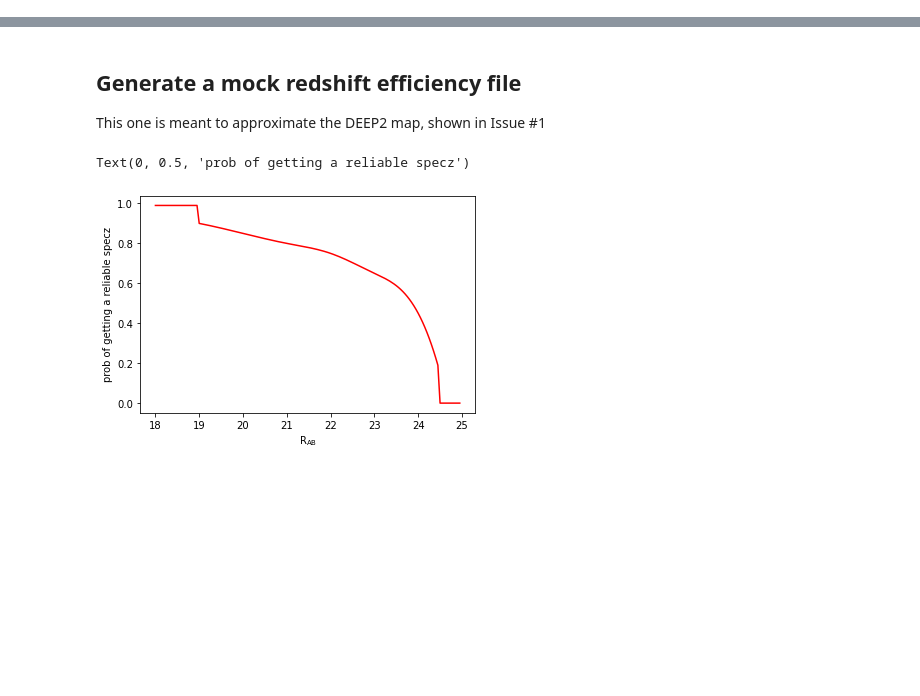
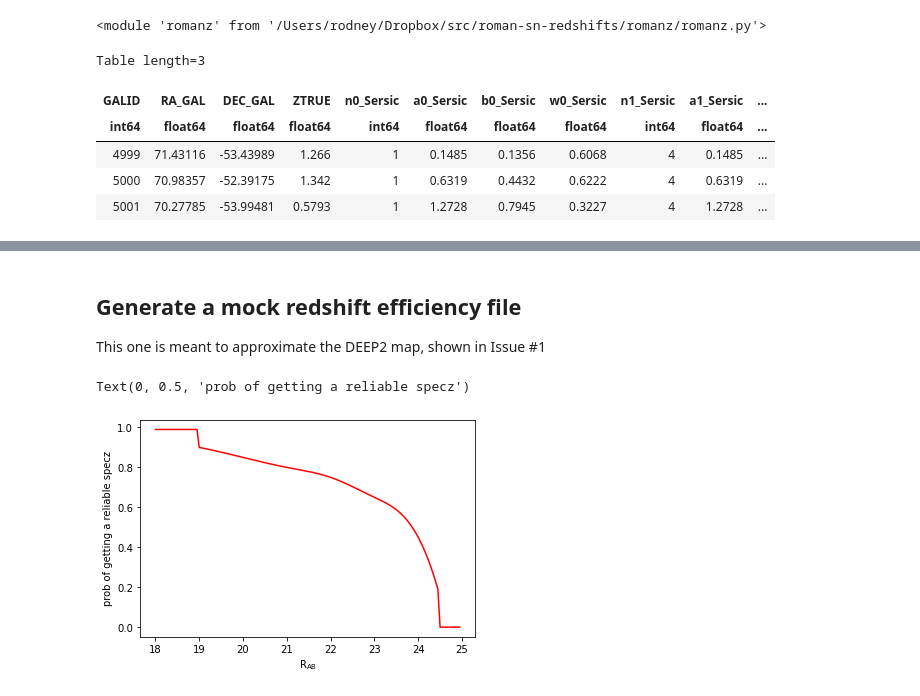
Before and after one commit to srodney/roman-sn-redshifts, a Jupyter notebook: romanz/roman_sn_hostlib.ipynb, the cells around one changed output, grey strips where cells are left out. Cells and saved outputs as stored; diff of their text form; code cells hidden in the pictures; blank space fills up the shorter version.

```diff
--- a/roman-sn_hostlib.ipynb
+++ b/romanz/roman_sn_hostlib.ipynb
@@ -17,0 +26,4 @@ from scipy import interpolate
+# %%
+reload(romanz)
+# %% [output]
+<module 'romanz' from '/Users/rodney/Dropbox/src/roman-sn-redshifts/romanz/romanz.py'>
@@ -17,0 +34,9 @@ from scipy import interpolate
+# %%
+hostlib.galdatatable[:3]
+# %% [output]
+Table length=3
+| GALID | RA_GAL | DEC_GAL | ZTRUE | n0_Sersic | a0_Sersic | b0_Sersic | w0_Sersic | n1_Sersic | a1_Sersic | ... |
+| int64 | float64 | float64 | float64 | int64 | float64 | float64 | float64 | int64 | float64 | ... |
+| 4999 | 71.43116 | -53.43989 | 1.266 | 1 | 0.1485 | 0.1356 | 0.6068 | 4 | 0.1485 | ... |
+| 5000 | 70.98357 | -52.39175 | 1.342 | 1 | 0.6319 | 0.4432 | 0.6222 | 4 | 0.6319 | ... |
+| 5001 | 70.27785 | -53.99481 | 0.5793 | 1 | 1.2728 | 0.7945 | 0.3227 | 4 | 1.2728 | ... |
```
Also changed, not shown: parts of 7 cells of this notebook, 13 other files.
